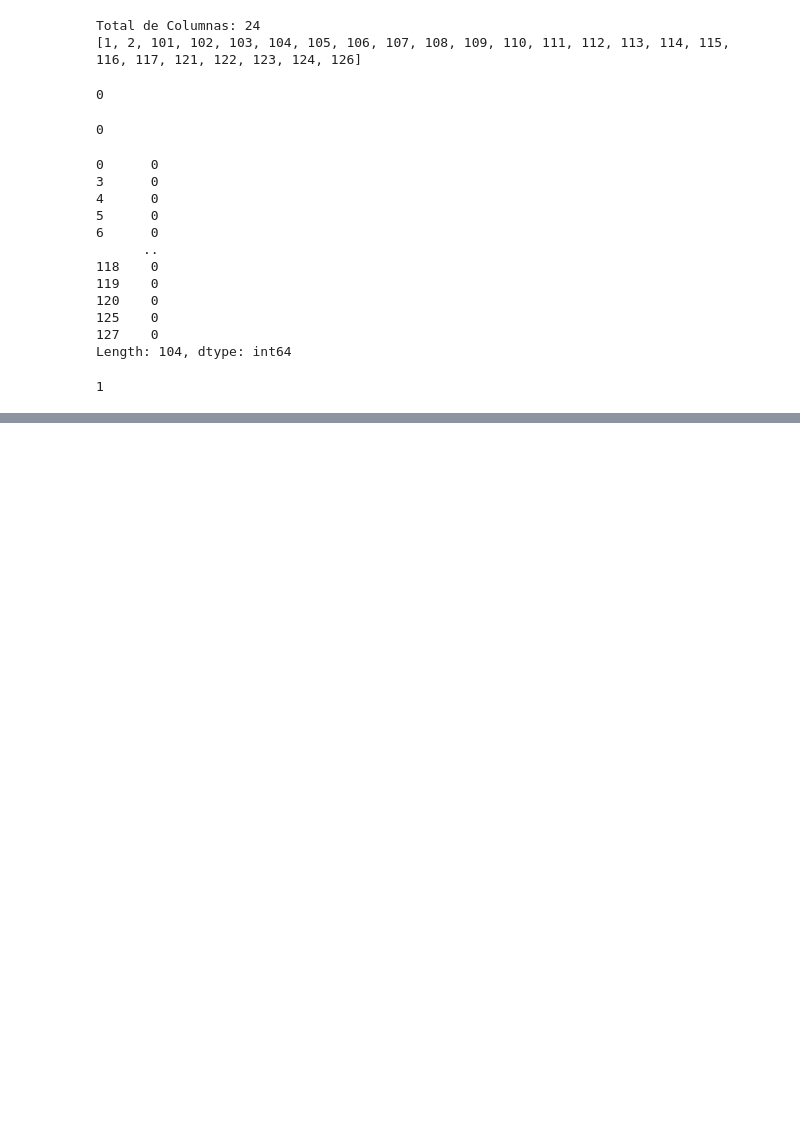
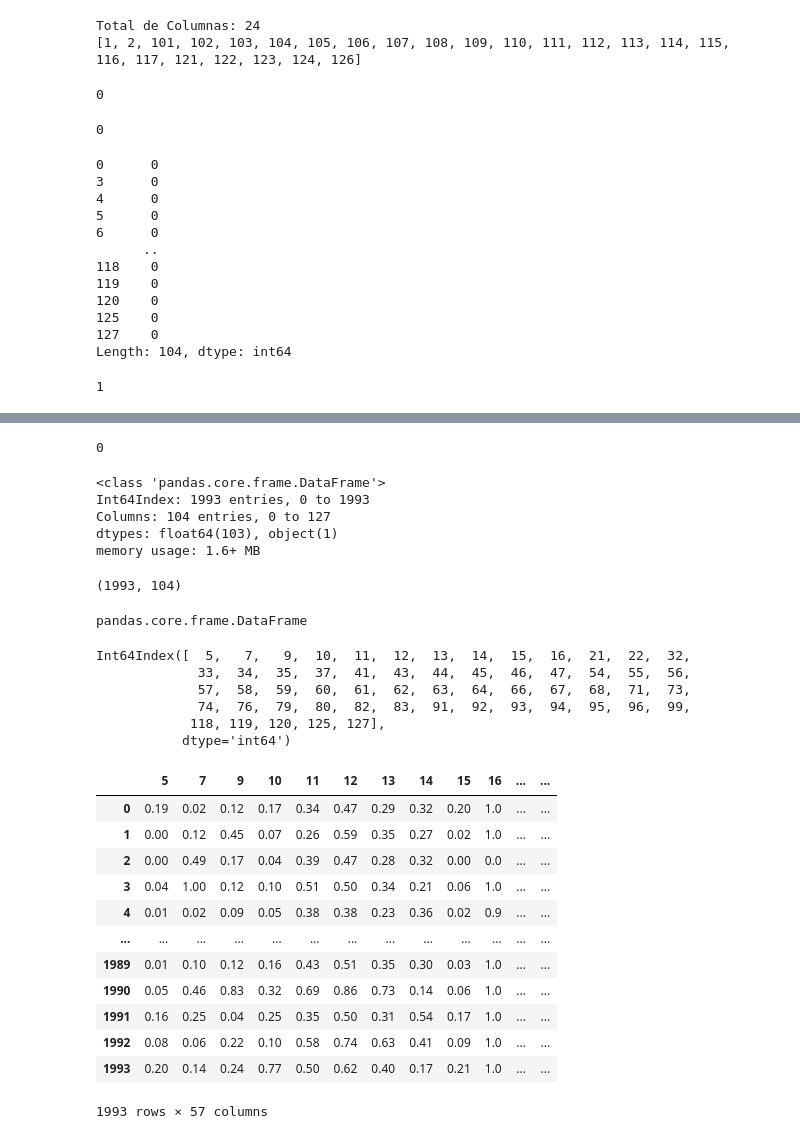
Before and after one commit to IsaacArredondo/CrimeAnalysis, a Jupyter notebook: analysis.ipynb, the cells around one changed output, grey strips where cells are left out. Cells and saved outputs as stored; diff of their text form; code cells hidden in the pictures; blank space fills up the shorter version.

```diff
--- a/analysis.ipynb
+++ b/analysis.ipynb
@@ -134,0 +166,56 @@ Length: 104, dtype: int64
+# %%
+# Eliminamos la fila que tiene el valor faltante
+data=data.drop(130)
+# %%
+# Corroboramos la inexistencia de valores faltantes
+(data == '?').sum().sum()
+# %% [output]
+0
+# %%
+# Convertimos la columna que nos faltaba a float y mostramos un resumen
+data[30] = data[30].astype(float)
+data.info()
+# %% [output]
+<class 'pandas.core.frame.DataFrame'>
+Int64Index: 1993 entries, 0 to 1993
+Columns: 104 entries, 0 to 127
+dtypes: float64(103), object(1)
+memory usage: 1.6+ MB
+# %%
+data.shape
+# %% [output]
+(1993, 104)
+# %%
+df = data.drop(data[[3]], axis=1)
+type(df)
+# %% [output]
+pandas.core.frame.DataFrame
+# %%
+# Matriz de correlacion de variables
+corr_matrix_pearson = df.corr(method='pearson')
+# Columnas con correlación positiva a la columna 127
+print(df.columns[corr_matrix_pearson[127].sort_index(ascending=True) > 0])
+# %% [output]
+Int64Index([  5,   7,   9,  10,  11,  12,  13,  14,  15,  16,  21,  22,  32,
+             33,  34,  35,  37,  41,  43,  44,  45,  46,  47,  54,  55,  56,
+             57,  58,  59,  60,  61,  62,  63,  64,  66,  67,  68,  71,  73,
+             74,  76,  79,  80,  82,  83,  91,  92,  93,  94,  95,  96,  99,
+            118, 119, 120, 125, 127],
+           dtype='int64')
+# %%
+# Tabla de columnas con correlación positiva
+df[df.columns[corr_matrix_pearson[127].sort_index(ascending=True) > 0]]
+# %% [output]
+|  | 5 | 7 | 9 | 10 | 11 | 12 | 13 | 14 | 15 | 16 | ... | ... |
+| 0 | 0.19 | 0.02 | 0.12 | 0.17 | 0.34 | 0.47 | 0.29 | 0.32 | 0.20 | 1.0 | ... | ... |
+| 1 | 0.00 | 0.12 | 0.45 | 0.07 | 0.26 | 0.59 | 0.35 | 0.27 | 0.02 | 1.0 | ... | ... |
+| 2 | 0.00 | 0.49 | 0.17 | 0.04 | 0.39 | 0.47 | 0.28 | 0.32 | 0.00 | 0.0 | ... | ... |
+| 3 | 0.04 | 1.00 | 0.12 | 0.10 | 0.51 | 0.50 | 0.34 | 0.21 | 0.06 | 1.0 | ... | ... |
+| 4 | 0.01 | 0.02 | 0.09 | 0.05 | 0.38 | 0.38 | 0.23 | 0.36 | 0.02 | 0.9 | ... | ... |
+| ... | ... | ... | ... | ... | ... | ... | ... | ... | ... | ... | ... | ... |
+| 1989 | 0.01 | 0.10 | 0.12 | 0.16 | 0.43 | 0.51 | 0.35 | 0.30 | 0.03 | 1.0 | ... | ... |
+| 1990 | 0.05 | 0.46 | 0.83 | 0.32 | 0.69 | 0.86 | 0.73 | 0.14 | 0.06 | 1.0 | ... | ... |
+| 1991 | 0.16 | 0.25 | 0.04 | 0.25 | 0.35 | 0.50 | 0.31 | 0.54 | 0.17 | 1.0 | ... | ... |
+| 1992 | 0.08 | 0.06 | 0.22 | 0.10 | 0.58 | 0.74 | 0.63 | 0.41 | 0.09 | 1.0 | ... | ... |
+| 1993 | 0.20 | 0.14 | 0.24 | 0.77 | 0.50 | 0.62 | 0.40 | 0.17 | 0.21 | 1.0 | ... | ... |
+1993 rows × 57 columns
```
Also changed, not shown: parts of 4 cells of this notebook.
